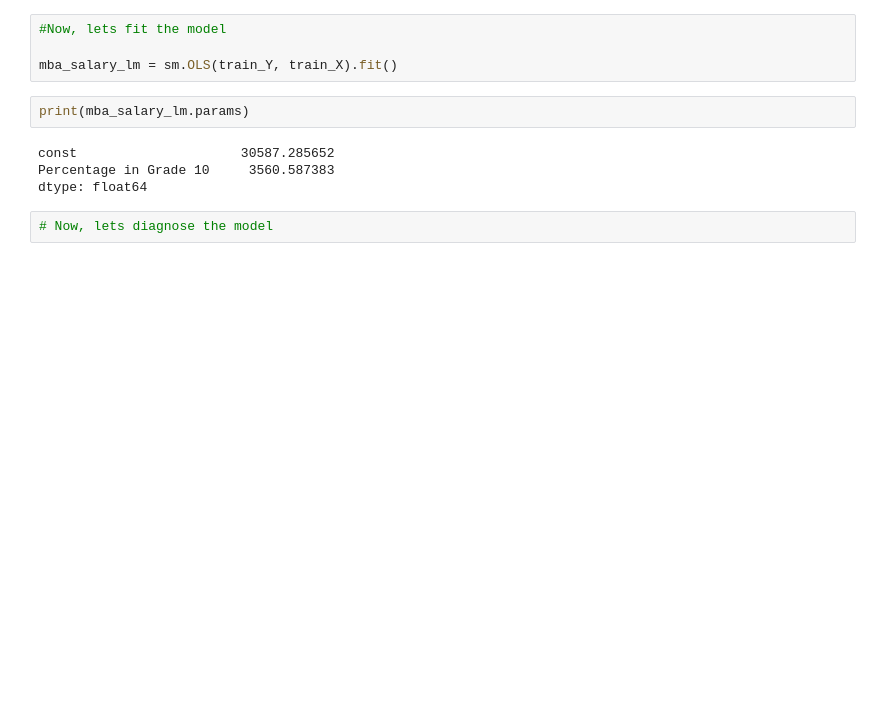
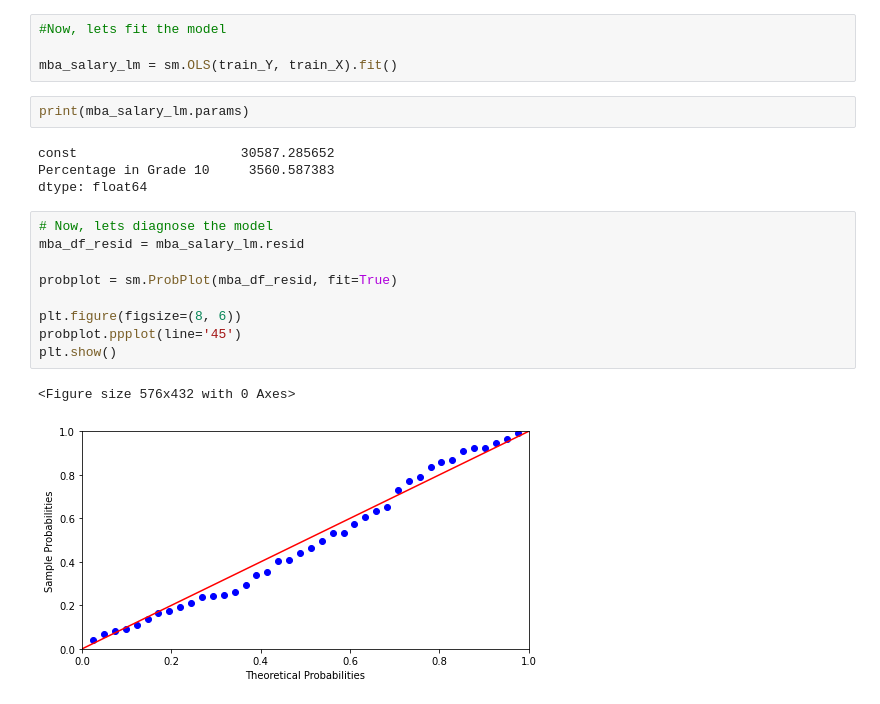
Before and after one commit to MihirD97/MLUsingPython, a Jupyter notebook: chap4_linear_regression.ipynb, the cells around one changed output. Saved outputs shown, nothing was run; the diff lists cells and outputs as text; blank space fills up the shorter version.

```diff
--- a/chap4_linear_regression.ipynb
+++ b/chap4_linear_regression.ipynb
@@ -63,3 +63,13 @@ Percentage in Grade 10     3560.587383
 dtype: float64
 # %%
 # Now, lets diagnose the model
+mba_df_resid = mba_salary_lm.resid
+
+probplot = sm.ProbPlot(mba_df_resid, fit=True)
+
+plt.figure(figsize=(8, 6))
+probplot.ppplot(line='45')
+plt.show()
+# %% [output]
+<Figure size 576x432 with 0 Axes>
+[figure, added]
```
Also changed, not shown: parts of 9 cells of this notebook.
